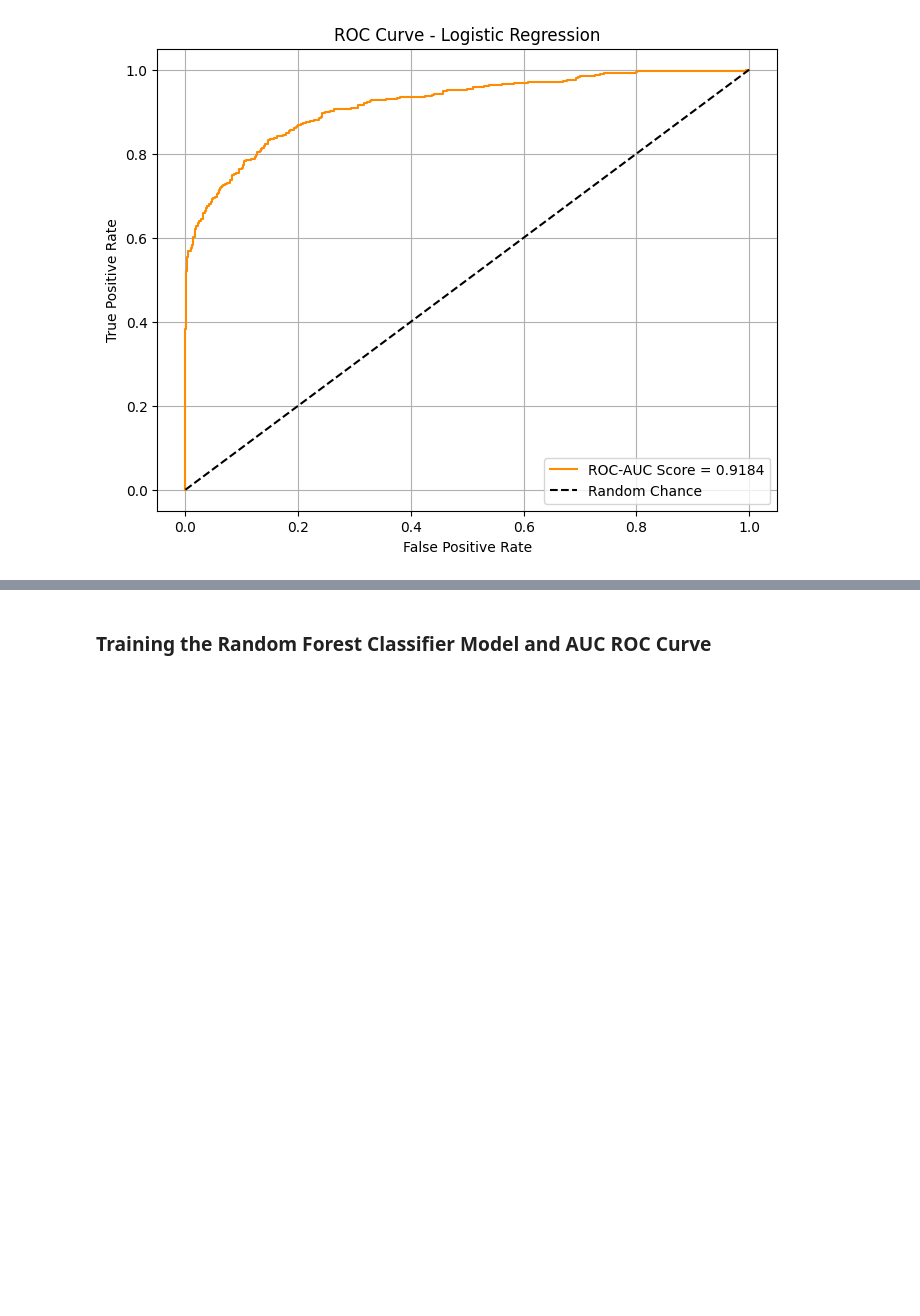
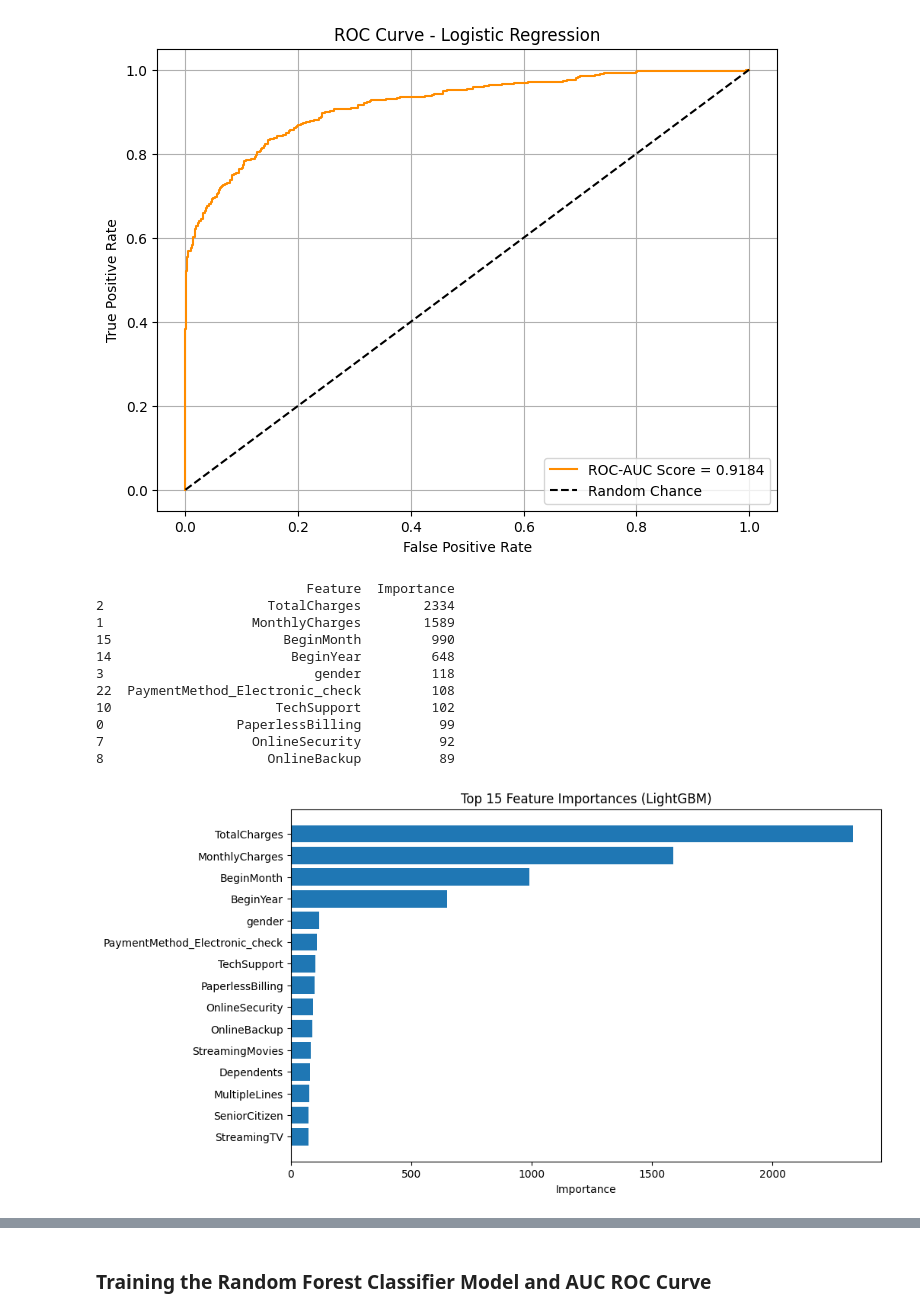
Before and after one commit to Salasian/Churn-Interconnect-Services, a Jupyter notebook: Churn_Prediction/English/Analysis.ipynb, the cells around one changed output, grey strips where cells are left out. Cells and saved outputs as stored; diff of their text form; code cells hidden in the pictures; blank space fills up the shorter version.

```diff
--- a/Churn_Prediction/English/Analysis.ipynb
+++ b/Churn_Prediction/English/Analysis.ipynb
@@ -623,3 +695,34 @@ target_proba = model_LGB.predict(features_valid, num_iteration=model_LGB.best_it
 DisplayAucRocGraphScore(target_valid, target_proba)
 # %% [output]
 [figure]
+# %%
+# Get feature importance values and feature names
+importances = model_LGB.feature_importance()
+feature_names = model_LGB.feature_name()
+
+# Create a DataFrame for better visualization
+fi_df = pd.DataFrame({'Feature': feature_names, 'Importance': importances})
+fi_df = fi_df.sort_values(by='Importance', ascending=False)
+
+# Display the top features
+print(fi_df.head(10))
+
+# Plot feature importance
+plt.figure(figsize=(10,6))
+plt.barh(fi_df['Feature'][:15][::-1], fi_df['Importance'][:15][::-1])
+plt.xlabel('Importance')
+plt.title('Top 15 Feature Importances (LightGBM)')
+plt.show()
+# %% [output]
+                           Feature  Importance
+2                     TotalCharges        2334
+1                   MonthlyCharges        1589
+15                      BeginMonth         990
+14                       BeginYear         648
+3                           gender         118
+22  PaymentMethod_Electronic_check         108
+10                     TechSupport         102
+0                 PaperlessBilling          99
+7                   OnlineSecurity          92
+8                     OnlineBackup          89
+[figure, added]
```
Also changed, not shown: parts of 23 cells of this notebook, 2 other files.
